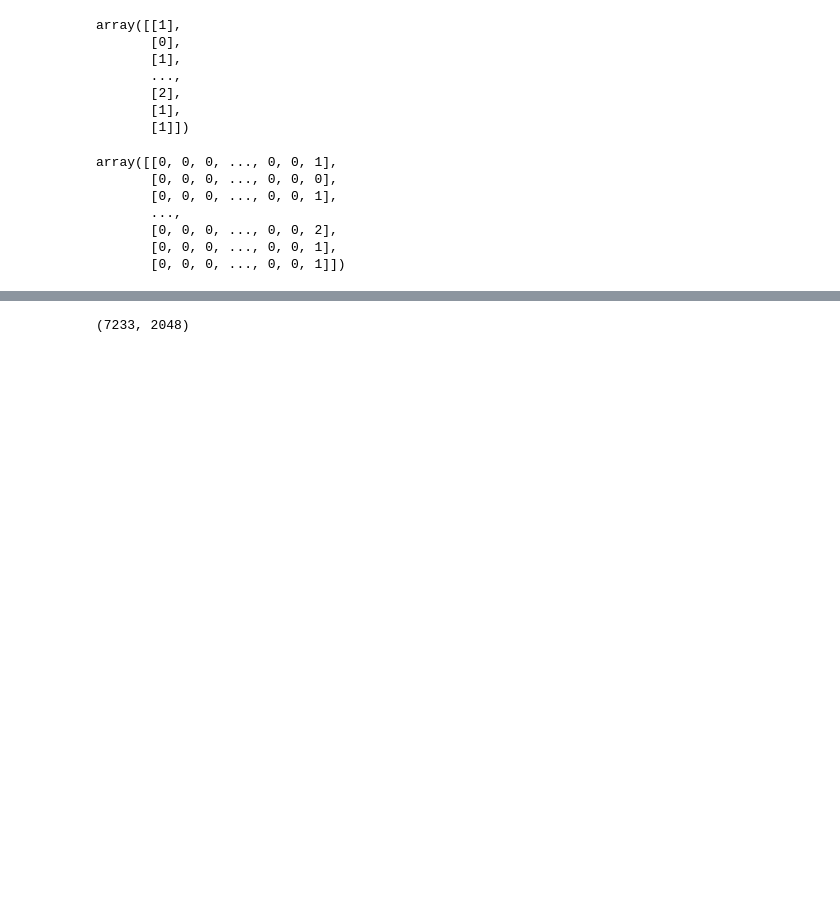
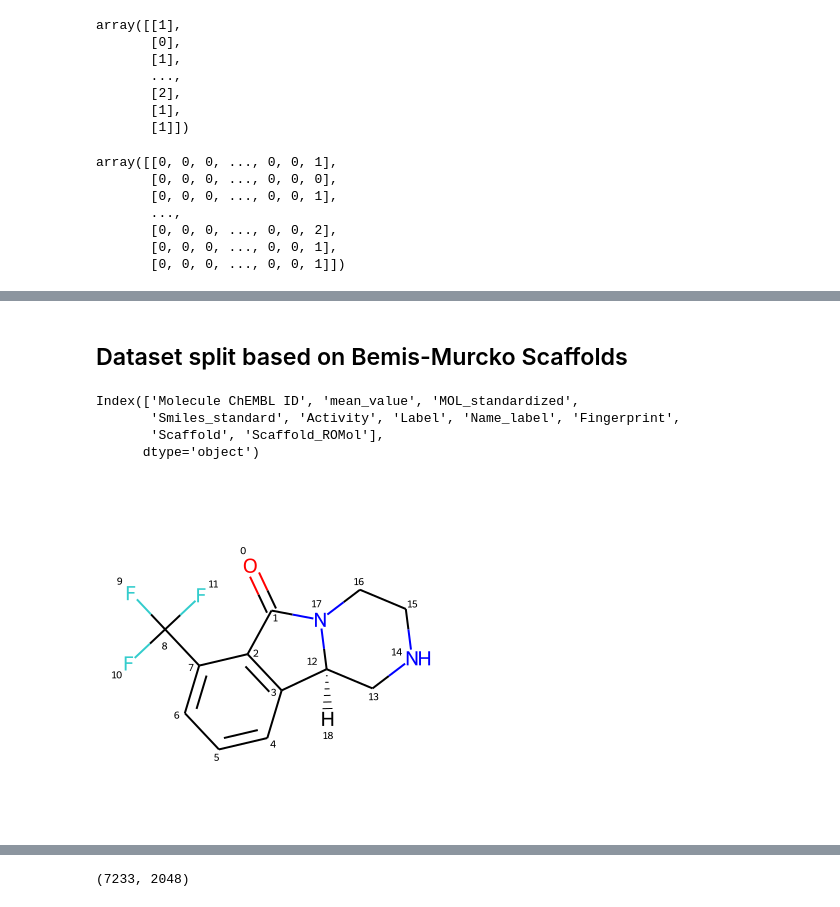
Before and after one commit to kuteykin/HTR2a-bioactivity-prediction, a Jupyter notebook: 5_ht2a_receptor_bioactivity_predictor.ipynb, the cells around one changed output, grey strips where cells are left out. Drawn from its saved outputs; the diff is of its cells as text; code cells hidden in the pictures; blank space fills up the shorter version.

```diff
--- a/5_ht2a_receptor_bioactivity_predictor.ipynb
+++ b/5_ht2a_receptor_bioactivity_predictor.ipynb
@@ -468,3 +376,10 @@ Draw.MolsToGridImage([Chem.MolFromSmiles(smix) for smix in to_use.iloc[0:21, 0]
+# %%
+def fp_bit(smiles):
+    mol = Chem.MolFromSmiles(smiles)
+    morgan_fp = AllChem.GetMorganFingerprintAsBitVect(mol, 2, nBits=2048)
+    return np.array(morgan_fp, dtype=np.int32)
+# %%
+df['Fingerprint'] = df.Smiles_standard.map(fp_bit)
 # %%
 smiles = Chem.SmilesMolSupplier('/content/drive/MyDrive/Colab Notebooks/Drug_discovery_course/Bioactivity_predictor/serotonin_labeled.smi', delimiter='\t', titleLine=False)
 # %%
@@ -523,0 +433,19 @@ from sklearn.model_selection import train_test_split
+# %% [markdown]
+## Dataset split based on Bemis-Murcko Scaffolds
+# %%
+# calculate Bemis-Murcko Scaffolds for all molecules
+
+df['Scaffold'] = df.Smiles_standard.apply(MurckoScaffold.MurckoScaffoldSmiles)
+# %%
+df['Scaffold_ROMol'] = df.Scaffold.apply(Chem.MolFromSmiles)
+# %%
+df.columns
+# %% [output]
+Index(['Molecule ChEMBL ID', 'mean_value', 'MOL_standardized',
+       'Smiles_standard', 'Activity', 'Label', 'Name_label', 'Fingerprint',
+       'Scaffold', 'Scaffold_ROMol'],
+      dtype='object')
+# %%
+df.MOL_standardized[1115]
+# %% [output]
+[figure, added]
```
Also changed, not shown: parts of 109 cells of this notebook, 8 other files.
